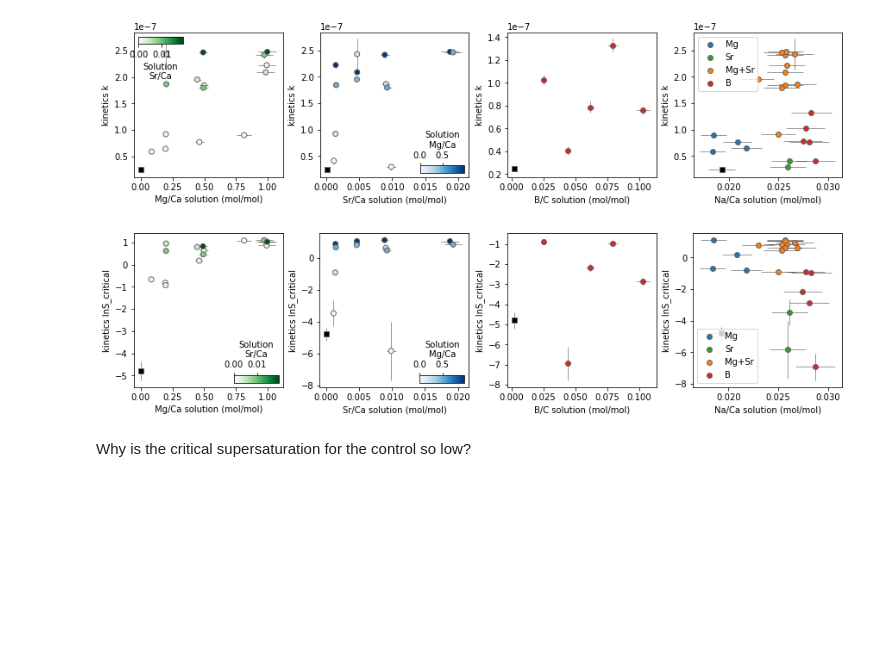
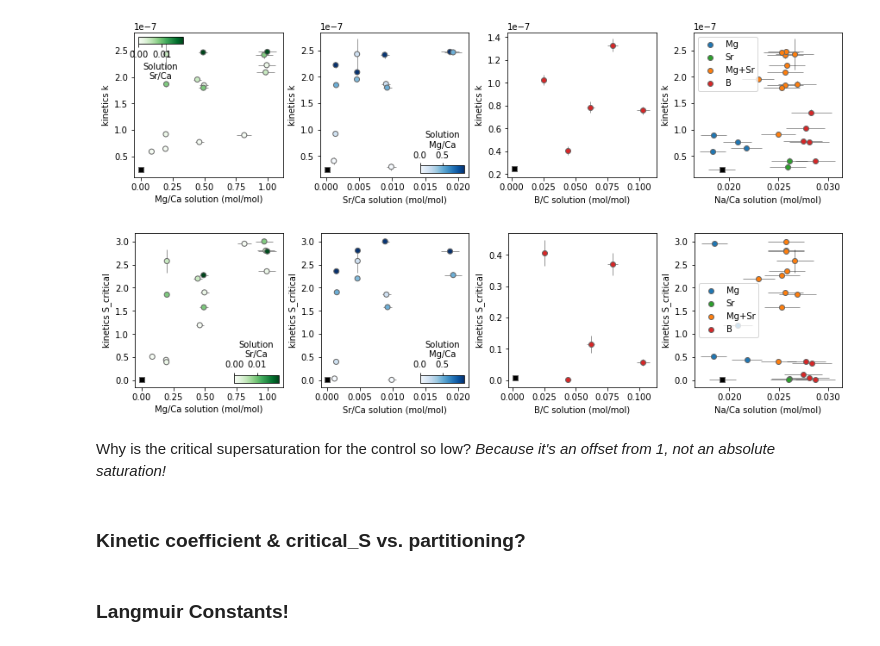
Before and after one commit to oscarbranson/supplementary, a Jupyter notebook: supplements/vaterite_geochem/03_kinetics.ipynb, the cells around one changed output. Cells and saved outputs as stored; diff of their text form; code cells hidden in the pictures; blank space fills up the shorter version.

```diff
--- a/supplements/vaterite_geochem/03_kinetics.ipynb
+++ b/supplements/vaterite_geochem/03_kinetics.ipynb
@@ -273,9 +277,12 @@ for exp in exps:
         # line of best fit
         p, r2 = bestfit_line(x, profiles.loc[ind, (exp, 'R')])
 
-        xn = np.linspace(0, x.max())
-        lpred = np.polyval(p, xn)
-        line = axs[0,i].plot(xn, lpred, label=f'{exp} ($R^2$: {r2:.3f})', lw=2)
+        if p is not None:
+            xn = np.linspace(0, x.max())
+            lpred = np.polyval(p, xn)
+            line = axs[0,i].plot(xn, lpred, label=f'{exp} ($R^2$: {r2:.3f})', lw=2)
+        else:
+            line = axs[0,i].plot([], [], label=f'{exp} (No Data)', lw=2)
 
         ecol = line[0].get_color()
 
@@ -294,9 +301,10 @@ for exp in exps:
         # line of best fit
         p, r2 = bestfit_line(x, y)
 
-        xn = np.linspace(x.min(), x.max())
-        lpred = np.polyval(p, xn)
-        line = axs[1,i].plot(xn, lpred, label=f'{exp} ($R^2$: {r2:.3f})', lw=2)
+        if p is not None:
+            xn = np.linspace(x.min(), x.max())
+            lpred = np.polyval(p, xn)
+            line = axs[1,i].plot(xn, lpred, label=f'{exp} ($R^2$: {r2:.3f})', lw=2)
 
 for ax in axs[0,:]:
     ax.legend()
@@ -355,3 +363,5 @@ for exp in profiles.columns.levels[0]:
     kinetics.loc[int(exp), ('kinetics', 'k', 'calc', 'mol/m2/s')] = up[0]
     kinetics.loc[int(exp), ('kinetics', 'lnS_critical', 'calc')] = up[1]
     kinetics.loc[int(exp), ('kinetics', 'R2', 'calc')] = r2
+
+kinetics.loc[:, ('kinetics', 'S_critical', 'calc', None)] = unp.exp(kinetics.loc[:, ('kinetics', 'lnS_critical', 'calc')])
@@ -369,9 +402,13 @@ fig, axs = vplt.solution_vs_yvar(dat.loc[no_high_mg & vaterite_growth & good_kin
 # %% [output]
 [figure]
 # %%
-yvar = ('kinetics', 'lnS_critical')
+yvar = ('kinetics', 'S_critical')
 fig, axs = vplt.solution_vs_yvar(dat.loc[no_high_mg & vaterite_growth & good_kinetic_fits], yvar=yvar)
 # %% [output]
-[figure, old version]
+[figure, new version]
 # %% [markdown]
-Why is the critical supersaturation for the control so low?
+Why is the critical supersaturation for the control so low? *Because it's an offset from 1, not an absolute saturation!*
+# %% [markdown]
+### Kinetic coefficient & critical_S vs. partitioning?
+# %% [markdown]
+### Langmuir Constants!
```
Also changed, not shown: parts of 2 cells of this notebook, 1 other file.
